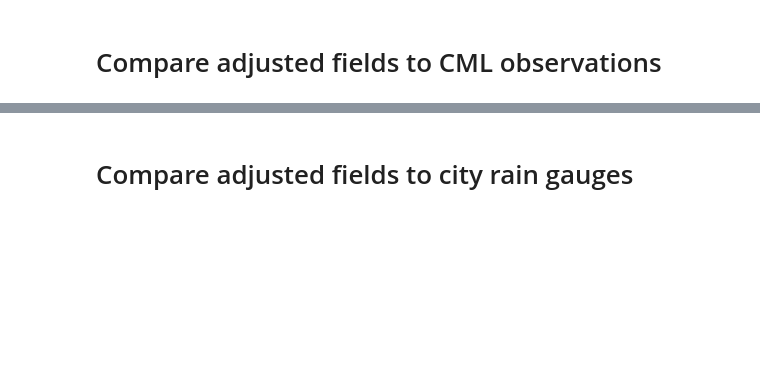
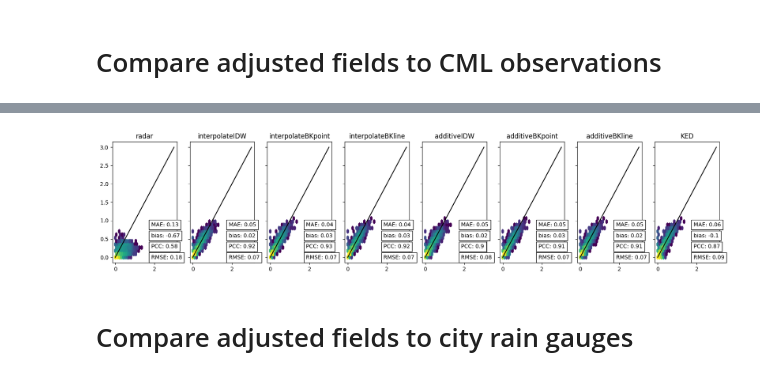
Before and after one commit to eoydvin/mergeplg, a Jupyter notebook: docs/notebooks/openMRG_case_highlevel.ipynb, the cells around one changed output, grey strips where cells are left out. Drawn from its saved outputs; the diff is of its cells as text; code cells hidden in the pictures; blank space fills up the shorter version.

```diff
--- a/docs/notebooks/openMRG_case_highlevel.ipynb
+++ b/docs/notebooks/openMRG_case_highlevel.ipynb
@@ -23,6 +18,7 @@ ds_gauges_smhi = xr.open_dataset("./data/openmrg_smhi_gauge.nc")
 
 # Fix error where lat/lon was set to variable
 ds_rad = ds_rad.set_coords(["longitudes", "latitudes"])
+ds_rad = ds_rad.rename({"rainfall_amount": "rainfall_radar"})
 
 # Fix naming errors
 ds_gauges = ds_gauges.rename({"station_id": "id"})
@@ -32,8 +28,8 @@ ds_rad = ds_rad.rename({"longitudes": "lon", "latitudes": "lat"})
 # %%
 # Threshold lower values
 radar_zero = 0.01  # here in sum mm over 5 minutes
-ds_rad["rainfall_amount"] = xr.where(
-    ds_rad.rainfall_amount > radar_zero, ds_rad.rainfall_amount, 0
+ds_rad["rainfall_radar"] = xr.where(
+    ds_rad.rainfall_radar > radar_zero, ds_rad.rainfall_radar, 0
 )
 # %% [markdown]
 # Project data
@@ -131,0 +188,14 @@ cmap_rain = LinearSegmentedColormap.from_list("mycmap", cmap_colors)
+# %%
+merger = merge.MergeKrigingExternalDrift()
+
+rainfall = []
+for time in ds_cmls.time.data:
+    rainfall.append(
+        merger.adjust(
+            ds_rad.sel(time=[time]).rainfall_radar,
+            da_cml=ds_cmls.sel(time=[time]).R,
+            variogram_parameters=variogram_parameters,
+            n_closest=nnear,
+        )
+    )
+ds_rad["rainfall_KED"] = xr.concat(rainfall, dim="time")
@@ -306,3 +284,57 @@ for i in range(len(pred_models)):
+# %%
+# Plot
+vmax = 3
+threshold = 0  # Only use above
+extent = [0, vmax, 0, vmax]
+gridsize = 30
+cml_observed = ds_cmls.R.data.ravel()
+fig, ax = plt.subplots(1, len(rainfall_fields), figsize=(20, 4), sharey=True)
+
+for i, rainfall_field in enumerate(rainfall_fields):
+    cml_estimate = ds_cmls[rainfall_field].data.ravel()
+
+    ax[i].hexbin(
+        cml_observed,
+        cml_estimate,
+        mincnt=1,
+        extent=extent,
+        gridsize=gridsize,
+        bins="log",
+    )
+    ax[i].text(
+        0.6,
+        0.03,
+        "RMSE: " + str(round(np.sqrt(np.mean((cml_observed - cml_estimate) ** 2)), 2)),
+        bbox={"facecolor": "white", "edgecolor": "black"},
+        transform=ax[i].transAxes,
+    )
+    ax[i].text(
+        0.6,
+        0.12,
+        "PCC: " + str(round(np.corrcoef(cml_observed, cml_estimate)[0, 1], 2)),
+        bbox={"facecolor": "white", "edgecolor": "black"},
+        transform=ax[i].transAxes,
+    )
+    ax[i].text(
+        0.6,
+        0.21,
+        "bias: "
+        + str(round(np.mean(cml_estimate - cml_observed) / np.mean(cml_observed), 2)),
+        bbox={"facecolor": "white", "edgecolor": "black"},
+        transform=ax[i].transAxes,
+    )
+    ax[i].text(
+        0.6,
+        0.3,
+        "MAE: " + str(round(np.mean(np.abs(cml_estimate - cml_observed)), 2)),
+        bbox={"facecolor": "white", "edgecolor": "black"},
+        transform=ax[i].transAxes,
+    )
+    ax[i].plot([0, extent[1]], [0, extent[1]], "k")
+
+    ax[i].set_title(rainfall_field.split("_")[1])
+# %% [output]
+[figure, added]
 # %% [markdown]
 # Compare adjusted fields to city rain gauges
 # %%
```
Also changed, not shown: parts of 32 cells of this notebook, 11 other files.
